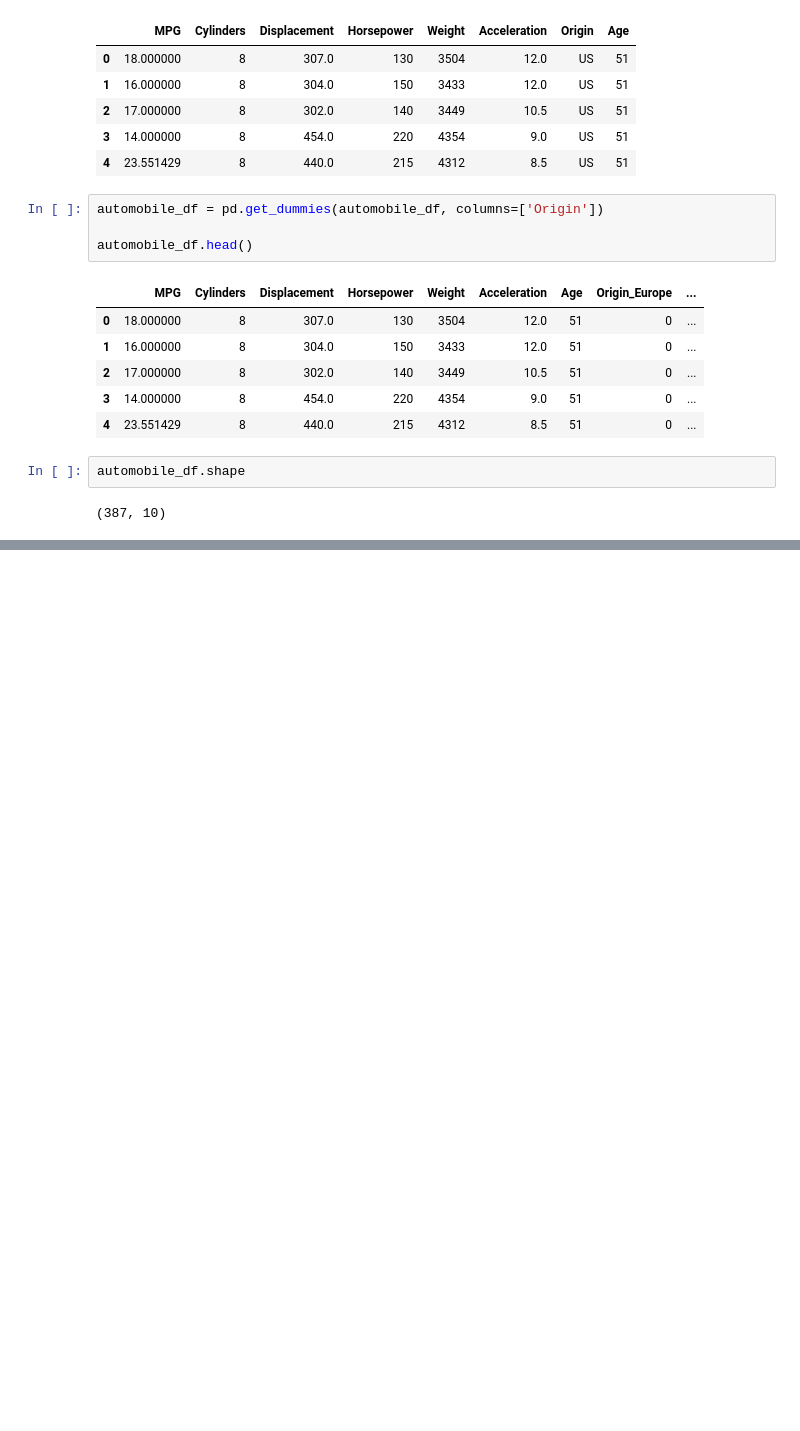
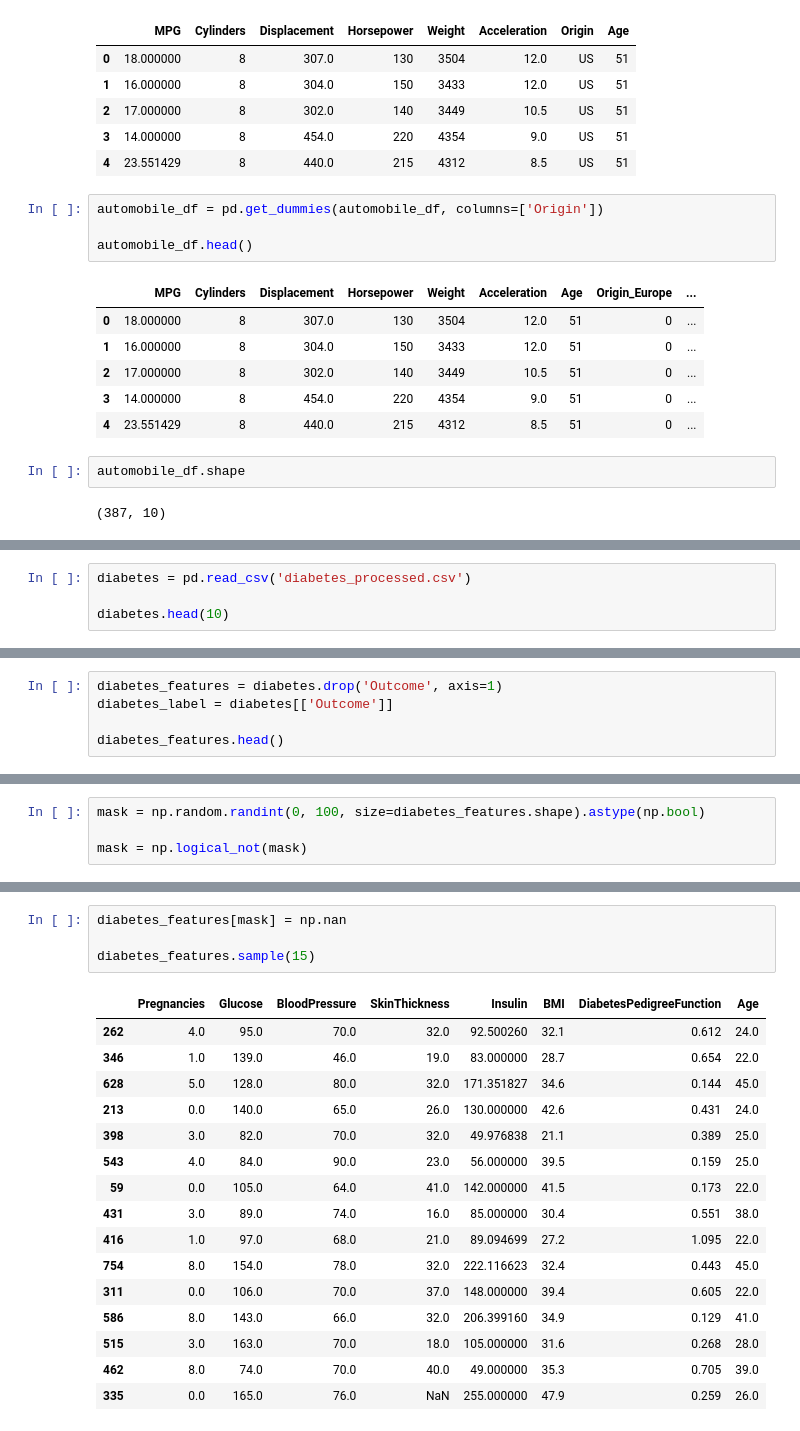
Before and after one commit to bhagu/1000-Days-Of-Code, a Jupyter notebook: Preparing_Data_for_Machine_Learning.ipynb, the cells around one changed output, grey strips where cells are left out. Cells and saved outputs as stored; diff of their text form; blank space fills up the shorter version.

```diff
--- a/Preparing_Data_for_Machine_Learning.ipynb
+++ b/Preparing_Data_for_Machine_Learning.ipynb
@@ -844,0 +1345,4 @@ Testing score:  0.8195669729040392
+# %%
+diabetes = pd.read_csv('diabetes_processed.csv')
+
+diabetes.head(10)
@@ -844,0 +1361,5 @@ Testing score:  0.8195669729040392
+# %%
+diabetes_features = diabetes.drop('Outcome', axis=1)
+diabetes_label = diabetes[['Outcome']]
+
+diabetes_features.head()
@@ -844,0 +1373,4 @@ Testing score:  0.8195669729040392
+# %%
+mask = np.random.randint(0, 100, size=diabetes_features.shape).astype(np.bool)
+
+mask = np.logical_not(mask)
@@ -844,0 +1387,21 @@ Testing score:  0.8195669729040392
+# %%
+diabetes_features[mask] = np.nan
+
+diabetes_features.sample(15)
+# %% [output]
+|  | Pregnancies | Glucose | BloodPressure | SkinThickness | Insulin | BMI | DiabetesPedigreeFunction | Age |
+| 262 | 4.0 | 95.0 | 70.0 | 32.0 | 92.500260 | 32.1 | 0.612 | 24.0 |
+| 346 | 1.0 | 139.0 | 46.0 | 19.0 | 83.000000 | 28.7 | 0.654 | 22.0 |
+| 628 | 5.0 | 128.0 | 80.0 | 32.0 | 171.351827 | 34.6 | 0.144 | 45.0 |
+| 213 | 0.0 | 140.0 | 65.0 | 26.0 | 130.000000 | 42.6 | 0.431 | 24.0 |
+| 398 | 3.0 | 82.0 | 70.0 | 32.0 | 49.976838 | 21.1 | 0.389 | 25.0 |
+| 543 | 4.0 | 84.0 | 90.0 | 23.0 | 56.000000 | 39.5 | 0.159 | 25.0 |
+| 59 | 0.0 | 105.0 | 64.0 | 41.0 | 142.000000 | 41.5 | 0.173 | 22.0 |
+| 431 | 3.0 | 89.0 | 74.0 | 16.0 | 85.000000 | 30.4 | 0.551 | 38.0 |
+| 416 | 1.0 | 97.0 | 68.0 | 21.0 | 89.094699 | 27.2 | 1.095 | 22.0 |
+| 754 | 8.0 | 154.0 | 78.0 | 32.0 | 222.116623 | 32.4 | 0.443 | 45.0 |
+| 311 | 0.0 | 106.0 | 70.0 | 37.0 | 148.000000 | 39.4 | 0.605 | 22.0 |
+| 586 | 8.0 | 143.0 | 66.0 | 32.0 | 206.399160 | 34.9 | 0.129 | 41.0 |
+| 515 | 3.0 | 163.0 | 70.0 | 18.0 | 105.000000 | 31.6 | 0.268 | 28.0 |
+| 462 | 8.0 | 74.0 | 70.0 | 40.0 | 49.000000 | 35.3 | 0.705 | 39.0 |
+| 335 | 0.0 | 165.0 | 76.0 | NaN | 255.000000 | 47.9 | 0.259 | 26.0 |
```
Also changed, not shown: parts of 81 cells of this notebook.
